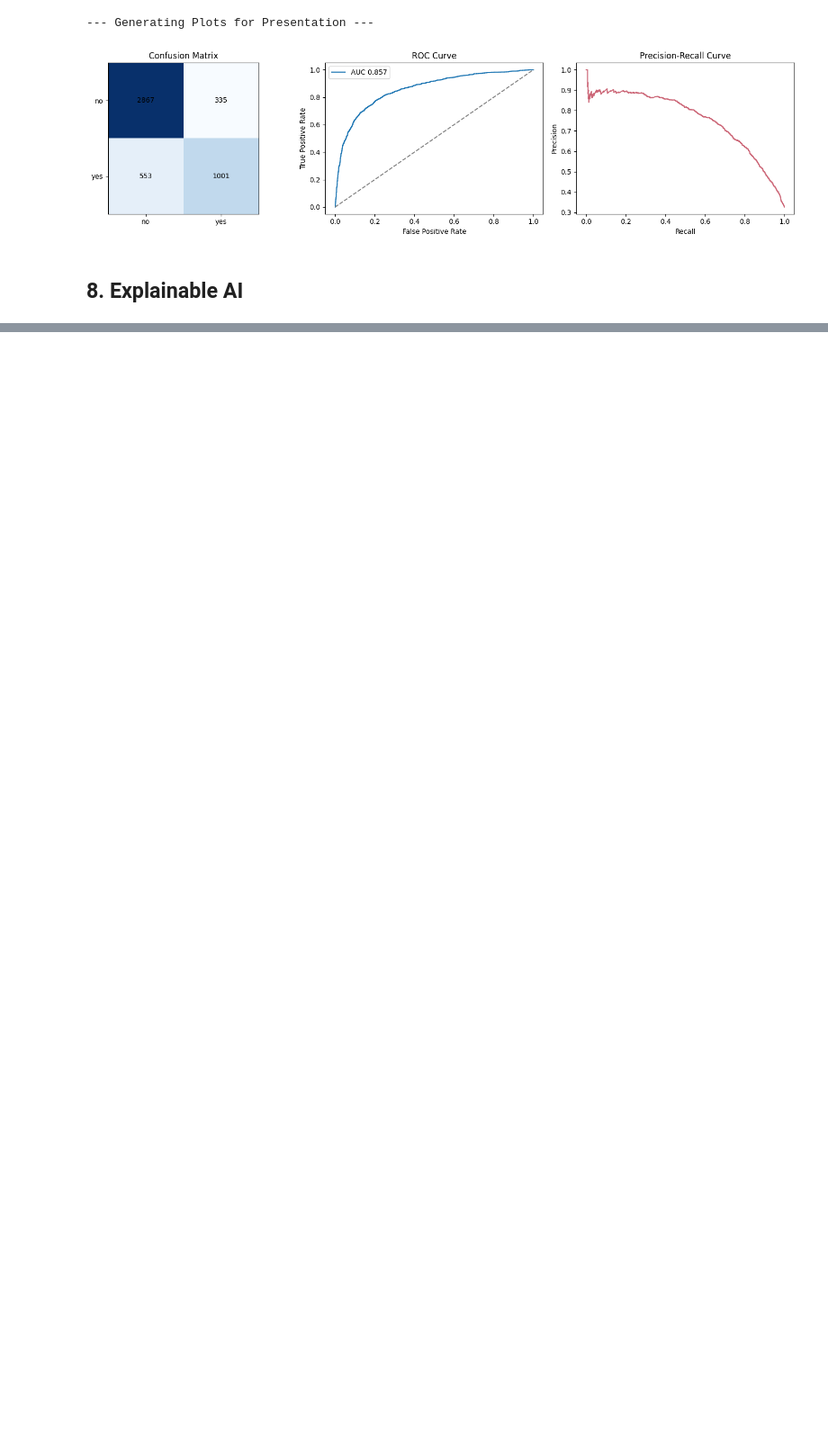
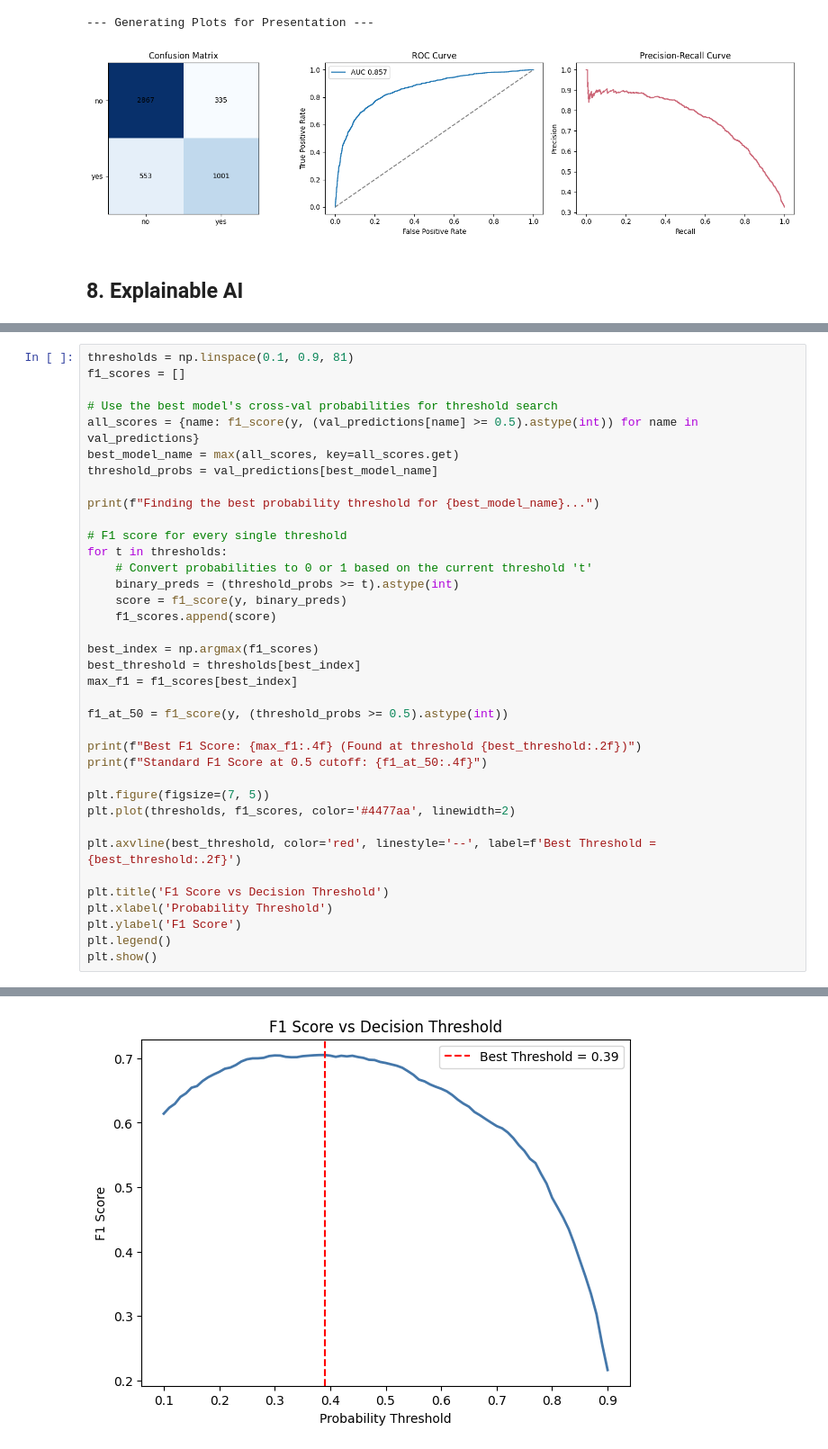
Before and after one commit to GroupS-hackathon/challenge_submission_group_S, a Jupyter notebook: challenge_submission_group_S.ipynb, the cells around one changed output, grey strips where cells are left out. Shown at 90% size. Drawn from its saved outputs; the diff is of its cells as text; blank space fills up the shorter version.

```diff
--- a/challenge_submission_group_S.ipynb
+++ b/challenge_submission_group_S.ipynb
@@ -492,0 +570,38 @@ plt.show()
+# %%
+thresholds = np.linspace(0.1, 0.9, 81)
+f1_scores = []
+
+# Use the best model's cross-val probabilities for threshold search
+all_scores = {name: f1_score(y, (val_predictions[name] >= 0.5).astype(int)) for name in val_predictions}
+best_model_name = max(all_scores, key=all_scores.get)
+threshold_probs = val_predictions[best_model_name]
+
+print(f"Finding the best probability threshold for {best_model_name}...")
+
+# F1 score for every single threshold
+for t in thresholds:
+    # Convert probabilities to 0 or 1 based on the current threshold 't'
+    binary_preds = (threshold_probs >= t).astype(int)
+    score = f1_score(y, binary_preds)
+    f1_scores.append(score)
+
+best_index = np.argmax(f1_scores)
+best_threshold = thresholds[best_index]
+max_f1 = f1_scores[best_index]
+
+f1_at_50 = f1_score(y, (threshold_probs >= 0.5).astype(int))
+
+print(f"Best F1 Score: {max_f1:.4f} (Found at threshold {best_threshold:.2f})")
+print(f"Standard F1 Score at 0.5 cutoff: {f1_at_50:.4f}")
+
+plt.figure(figsize=(7, 5))
+plt.plot(thresholds, f1_scores, color='#4477aa', linewidth=2)
+
+plt.axvline(best_threshold, color='red', linestyle='--', label=f'Best Threshold = {best_threshold:.2f}')
+
+plt.title('F1 Score vs Decision Threshold')
+plt.xlabel('Probability Threshold')
+plt.ylabel('F1 Score')
+plt.legend()
+plt.show()
+# %% [output]
@@ -492,0 +611 @@ plt.show()
+[figure, added]
```
Also changed, not shown: parts of 93 cells of this notebook.
